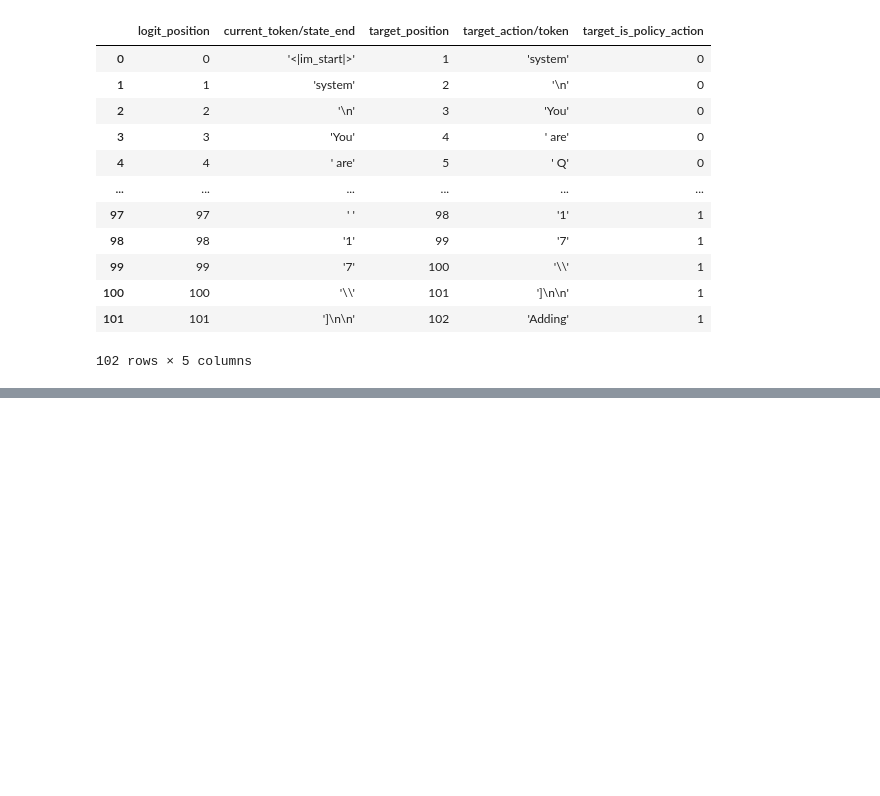
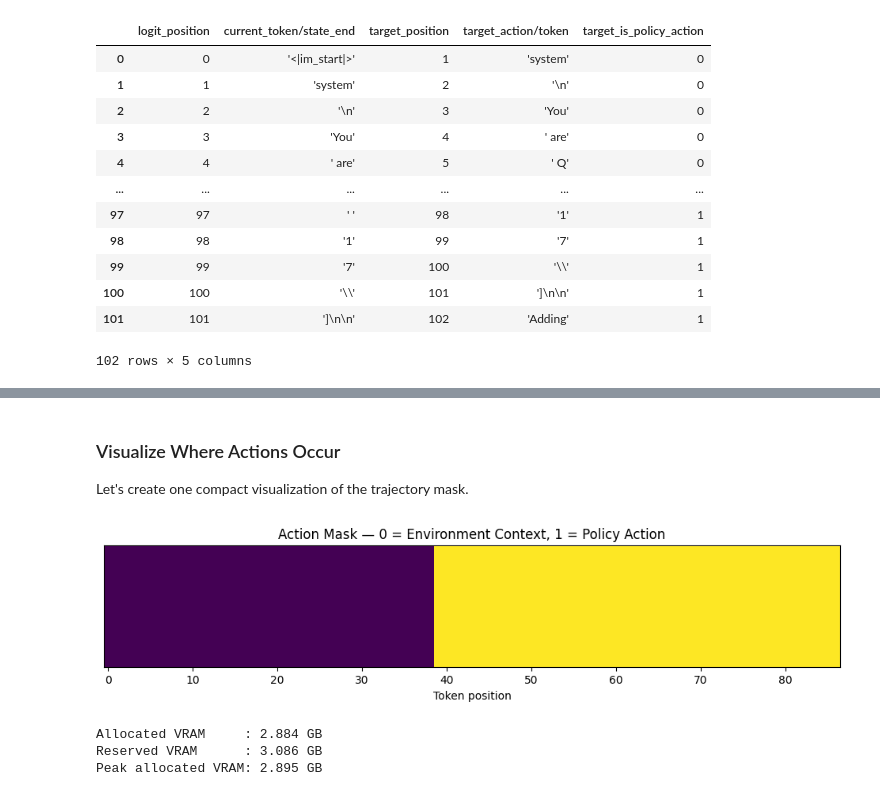
Before and after one commit to ujwal-s-r/Reinforcement-learning, a Jupyter notebook: RL_LLM/0_what_is_RL/6_1_llm_ppo.ipynb, the cells around one changed output, grey strips where cells are left out. Saved outputs shown, nothing was run; the diff lists cells and outputs as text; code cells hidden in the pictures; blank space fills up the shorter version.

```diff
--- a/RL_LLM/0_what_is_RL/6_1_llm_ppo.ipynb
+++ b/RL_LLM/0_what_is_RL/6_1_llm_ppo.ipynb
@@ -1442,0 +1370,25 @@ input_ids[:, 1:]
+# %%
+eval_trajectories = []
+
+for i, prompt in enumerate(eval_prompts, start=1):
+
+    trajectory_i = collect_rollout(
+        model=model,
+        tokenizer=tokenizer,
+        prompt=prompt,
+        max_new_tokens=64,
+        temperature=0.8,
+        top_p=0.95,
+    )
+
+    validate_trajectory(trajectory_i)
+
+    eval_trajectories.append(trajectory_i)
+
+    print(
+        f"[{i:02d}/{len(eval_prompts)}] "
+        f"response_tokens={trajectory_i.response_length:3d} | "
+        f"EOS={trajectory_i.eos_reached} | "
+        f"truncated={trajectory_i.truncated} | "
+        f"{trajectory_i.tokens_per_second:.2f} tok/s"
+    )
@@ -1442,0 +1524,45 @@ input_ids[:, 1:]
+# %% [markdown]
+### Visualize Where Actions Occur
+
+Let's create one compact visualization of the trajectory mask.
+# %%
+example = eval_trajectories[0]
+
+mask_values = example.action_mask[0].int().numpy()
+
+plt.figure(figsize=(12, 2))
+
+plt.imshow(
+    mask_values.reshape(1, -1),
+    aspect="auto",
+)
+
+plt.yticks([])
+plt.xlabel("Token position")
+plt.title(
+    "Action Mask — 0 = Environment Context, 1 = Policy Action"
+)
+
+plt.show()
+# %% [output]
+[figure, added]
+# %%
+def print_gpu_memory():
+    if not torch.cuda.is_available():
+        print("CUDA GPU not available.")
+        return
+
+    allocated = torch.cuda.memory_allocated() / 1024**3
+    reserved = torch.cuda.memory_reserved() / 1024**3
+    max_allocated = torch.cuda.max_memory_allocated() / 1024**3
+
+    print(f"Allocated VRAM     : {allocated:.3f} GB")
+    print(f"Reserved VRAM      : {reserved:.3f} GB")
+    print(f"Peak allocated VRAM: {max_allocated:.3f} GB")
+
+
+print_gpu_memory()
+# %% [output]
+Allocated VRAM     : 2.884 GB
+Reserved VRAM      : 3.086 GB
+Peak allocated VRAM: 2.895 GB
```
Also changed, not shown: parts of 25 cells of this notebook.
